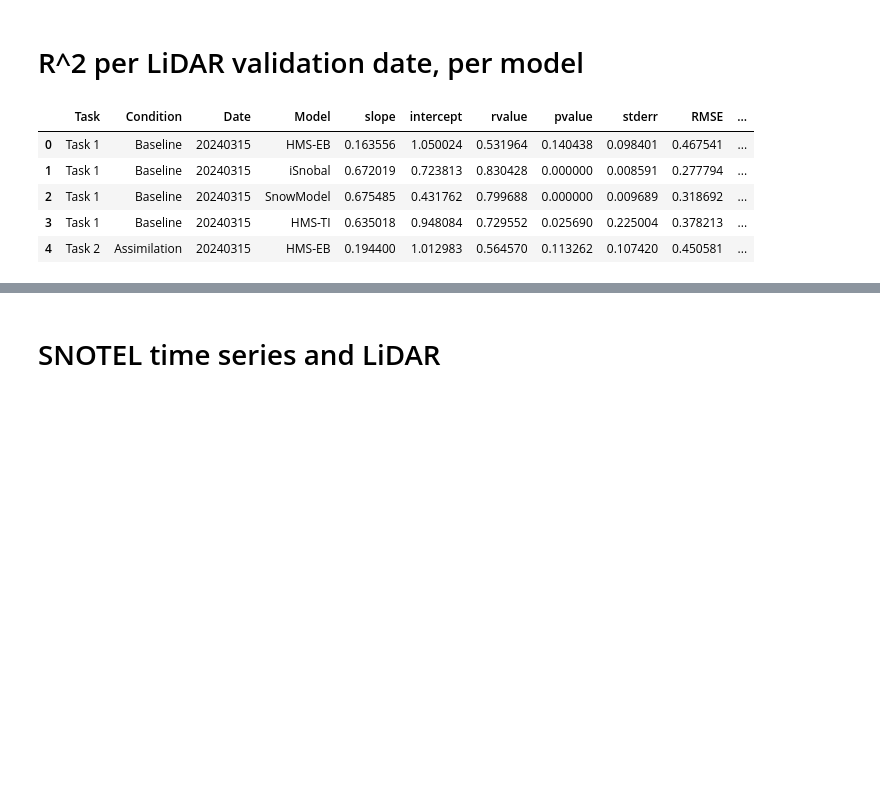
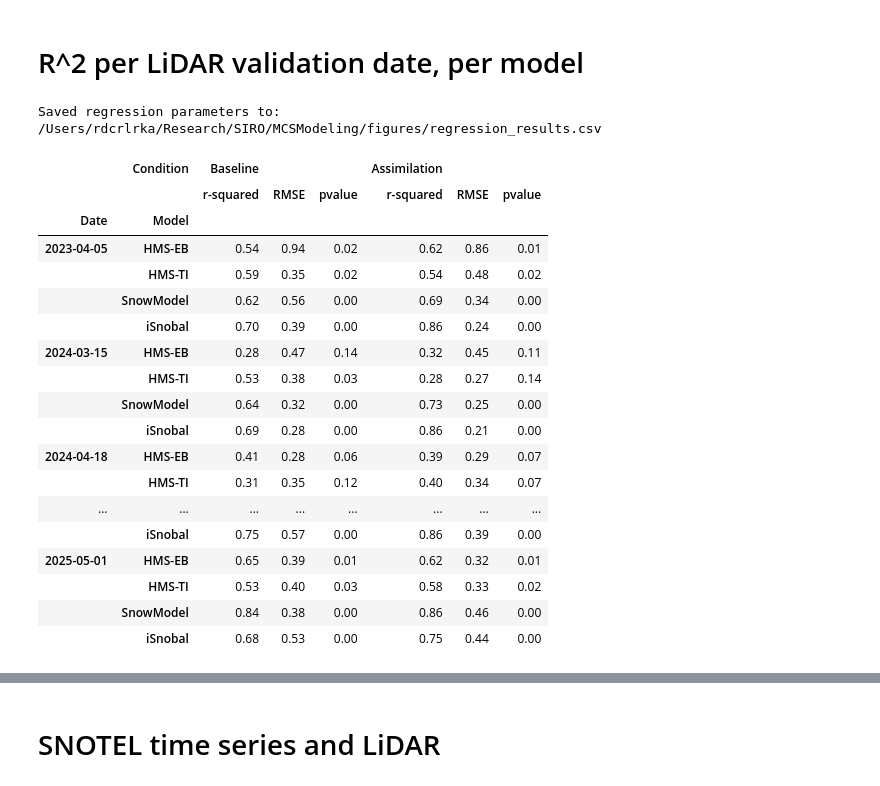
Before and after one commit to naniciafone/SIRO, a Jupyter notebook: analysis_notebooks/make_figures.ipynb, the cells around one changed output, grey strips where cells are left out. Cells and saved outputs as stored; diff of their text form; code cells hidden in the pictures; blank space fills up the shorter version.

```diff
--- a/analysis_notebooks/make_figures.ipynb
+++ b/analysis_notebooks/make_figures.ipynb
@@ -440,38 +440,65 @@ for date in task1.keys():
             mask = ~np.isnan(lidar_flat) & ~np.isnan(modeled_flat)
             x_clean = lidar_flat[mask]
             y_clean = modeled_flat[mask]
 
             if "Temperature" in model_name:
                 model_name_save = "HMS-TI"
             elif "Energy" in model_name:
                 model_name_save = "HMS-EB"
             else:
                 model_name_save = model_name
 
             if len(x_clean) > 1 and len(y_clean) > 1:
                 reg = linregress(x_clean, y_clean)
                 regressions.append({
                     "Task": task_name,
                     "Condition": "Assimilation" if task_name == "Task 2" else "Baseline",
                     "Date": date,
                     "Model": model_name_save,
                     "slope": reg.slope,
                     "intercept": reg.intercept,
                     "rvalue": reg.rvalue,
                     "pvalue": reg.pvalue,
                     "stderr": reg.stderr,
                     "RMSE": rmse_numpy(x_clean, y_clean),
                 })
 
 regression_df = pd.DataFrame(regressions)
 regression_df['r-squared'] = regression_df['rvalue'] ** 2
 
-regression_df.to_csv(os.path.join(fig_dir, "regression_results.csv"), index=False)
-regression_df.head()
+# Restructure to match the format in the paper
+regression_df['Date'] = pd.to_datetime(regression_df['Date'], format='%Y%m%d').dt.strftime('%Y-%m-%d')
+pivoted = regression_df.pivot(
+    index=['Date', 'Model'],
+    columns='Condition',
+    values=['r-squared', 'RMSE', 'pvalue']
+)
+pivoted = pivoted.swaplevel(axis=1)
+pivoted = pivoted[['Baseline', 'Assimilation']]
+pivoted = pivoted.reindex(['r-squared', 'RMSE', 'pvalue'], level=1, axis=1)
+
+regression_file = os.path.join(fig_dir, "regression_results.csv")
+pivoted.to_csv(regression_file, index=True)
+print("Saved regression parameters to:", regression_file)
+pivoted.round(2)
 # %% [output]
+Saved regression parameters to: /Users/rdcrlrka/Research/SIRO/MCSModeling/figures/regression_results.csv
-|  | Task | Condition | Date | Model | slope | intercept | rvalue | pvalue | stderr | RMSE | ... |
-| 0 | Task 1 | Baseline | 20240315 | HMS-EB | 0.163556 | 1.050024 | 0.531964 | 0.140438 | 0.098401 | 0.467541 | ... |
-| 1 | Task 1 | Baseline | 20240315 | iSnobal | 0.672019 | 0.723813 | 0.830428 | 0.000000 | 0.008591 | 0.277794 | ... |
-| 2 | Task 1 | Baseline | 20240315 | SnowModel | 0.675485 | 0.431762 | 0.799688 | 0.000000 | 0.009689 | 0.318692 | ... |
-| 3 | Task 1 | Baseline | 20240315 | HMS-TI | 0.635018 | 0.948084 | 0.729552 | 0.025690 | 0.225004 | 0.378213 | ... |
-| 4 | Task 2 | Assimilation | 20240315 | HMS-EB | 0.194400 | 1.012983 | 0.564570 | 0.113262 | 0.107420 | 0.450581 | ... |
+|  | Condition | Baseline |  |  | Assimilation |  |  |
+|  |  | r-squared | RMSE | pvalue | r-squared | RMSE | pvalue |
+| Date | Model |  |  |  |  |  |  |
+| 2023-04-05 | HMS-EB | 0.54 | 0.94 | 0.02 | 0.62 | 0.86 | 0.01 |
+|  | HMS-TI | 0.59 | 0.35 | 0.02 | 0.54 | 0.48 | 0.02 |
+|  | SnowModel | 0.62 | 0.56 | 0.00 | 0.69 | 0.34 | 0.00 |
+|  | iSnobal | 0.70 | 0.39 | 0.00 | 0.86 | 0.24 | 0.00 |
+| 2024-03-15 | HMS-EB | 0.28 | 0.47 | 0.14 | 0.32 | 0.45 | 0.11 |
+|  | HMS-TI | 0.53 | 0.38 | 0.03 | 0.28 | 0.27 | 0.14 |
+|  | SnowModel | 0.64 | 0.32 | 0.00 | 0.73 | 0.25 | 0.00 |
+|  | iSnobal | 0.69 | 0.28 | 0.00 | 0.86 | 0.21 | 0.00 |
+| 2024-04-18 | HMS-EB | 0.41 | 0.28 | 0.06 | 0.39 | 0.29 | 0.07 |
+|  | HMS-TI | 0.31 | 0.35 | 0.12 | 0.40 | 0.34 | 0.07 |
+| ... | ... | ... | ... | ... | ... | ... | ... |
+|  | iSnobal | 0.75 | 0.57 | 0.00 | 0.86 | 0.39 | 0.00 |
+| 2025-05-01 | HMS-EB | 0.65 | 0.39 | 0.01 | 0.62 | 0.32 | 0.01 |
+|  | HMS-TI | 0.53 | 0.40 | 0.03 | 0.58 | 0.33 | 0.02 |
+|  | SnowModel | 0.84 | 0.38 | 0.00 | 0.86 | 0.46 | 0.00 |
+|  | iSnobal | 0.68 | 0.53 | 0.00 | 0.75 | 0.44 | 0.00 |
```
Also changed, not shown: parts of 3 cells of this notebook.
